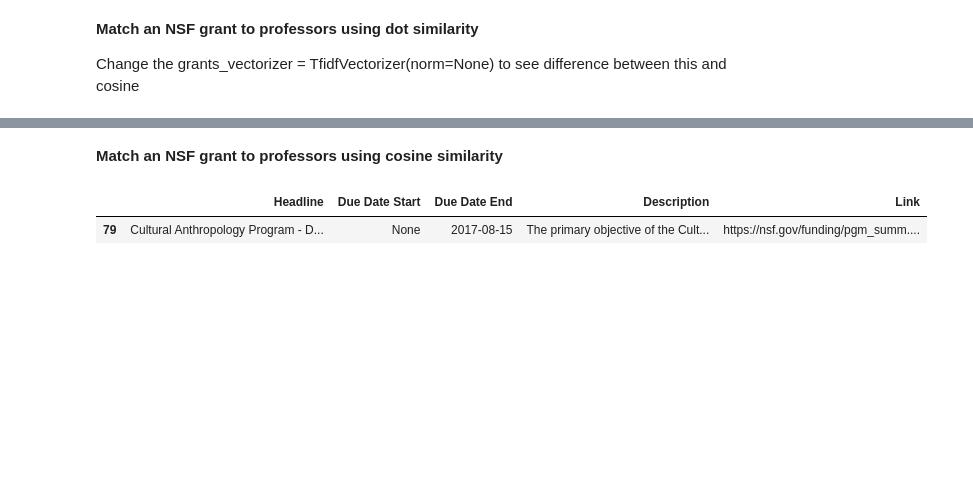
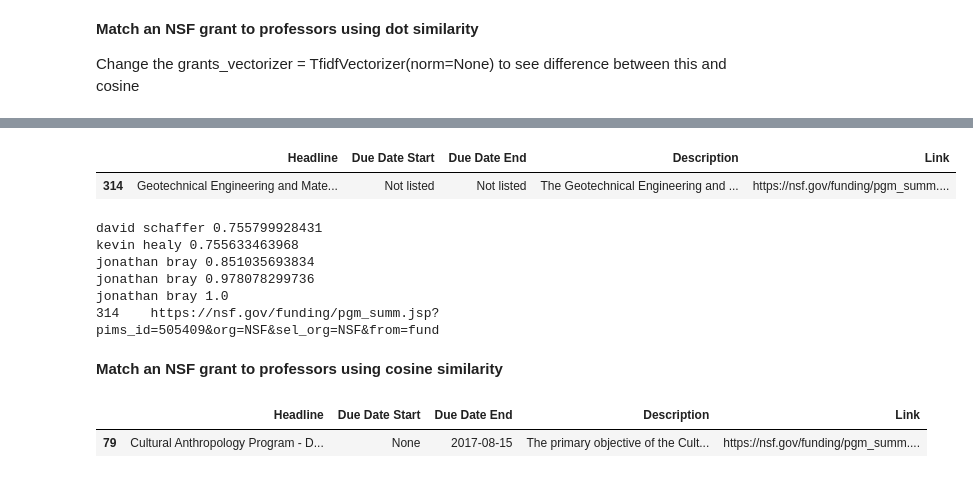
Before and after one commit to jsonchin/BIDS, a Jupyter notebook: modeling/clustering_recommender.ipynb, the cells around one changed output, grey strips where cells are left out. Saved outputs shown, nothing was run; the diff lists cells and outputs as text; code cells hidden in the pictures; blank space fills up the shorter version.

```diff
--- a/modeling/clustering_recommender.ipynb
+++ b/modeling/clustering_recommender.ipynb
@@ -152,6 +158,13 @@ grants_matrix = grants_vectorizer.fit_transform(grants_corpus)
 faculty_grants_matrix = grants_vectorizer.transform(faculty_grants_corpus)
 new_grants_matrix = grants_vectorizer.transform(new_grants_corpus)
 nsf_matrix = grants_vectorizer.transform(nsf_corpus)
+# %%
+grants_corpus2 = grants_corpus + new_grants_corpus + faculty_grants_corpus
+grants_vectorizer2 = TfidfVectorizer()
+grants_matrix2 = grants_vectorizer2.fit_transform(grants_corpus2)
+faculty_grants_matrix2 = grants_vectorizer2.transform(faculty_grants_corpus)
+new_grants_matrix2 = grants_vectorizer2.transform(new_grants_corpus)
+nsf_matrix2 = grants_vectorizer2.transform(nsf_corpus)
 # %% [markdown]
 <b>Only run if want to try using SVD on matrices</b>
 # %%
@@ -291,3 +312,45 @@ oka mitsuo 0.923391117862
+# %%
+# Take a random NSF grant and match with professors
+test_grant = nsf_matrix2[random_index]
+closest_grants = []
+for index in range(all_faculty_grants_matrix2.shape[0]):
+    if index in indices_to_skip:
+        continue
+    training_grant = all_faculty_grants_matrix2[index]
+    # Uses dot similarity
+    closest_grants.append((np.dot(training_grant, test_grant.T).toarray()[0][0], index))
+    # closest_grants.append((np.dot(training_grant, test_grant.T), index)) <--- For SVD
+
+# Finds the 10 grants that are closest to the test grant
+max_product = max(closest_grants, key=lambda x: x[0])[0]
+sorted_grants = sorted(closest_grants)[-5:]
+closest_grants = [(x[0] / max_product, x[1]) for x in sorted_grants]
+
+clustering_matches = []
+for faculty in faculty_to_grants:
+    faculty_grants = faculty_to_grants[faculty]
+    for value, closest_grant in closest_grants:
+        if closest_grant in faculty_grants:
+            clustering_matches.append((faculty, value))
+
+# Print out test grant, link to grant, and matched faculty
+test_grant_full = nsf_grants_df[random_index:random_index+1]
+display(test_grant_full)
+for faculty, value in clustering_matches:
+    print(faculty, value)
+
+pd.options.display.max_colwidth = 1000
+print(test_grant_full['Link'].to_string())
+pd.options.display.max_colwidth = 50
+# %% [output]
+|  | Headline | Due Date Start | Due Date End | Description | Link |
+| 314 | Geotechnical Engineering and Mate... | Not listed | Not listed | The Geotechnical Engineering and ... | https://nsf.gov/funding/pgm_summ.... |
+david schaffer 0.755799928431
+kevin healy 0.755633463968
+jonathan bray 0.851035693834
+jonathan bray 0.978078299736
+jonathan bray 1.0
+314    https://nsf.gov/funding/pgm_summ.jsp?pims_id=505409&org=NSF&sel_org=NSF&from=fund
 # %% [markdown]
 <b>Match an NSF grant to professors using cosine similarity</b>
 # %%
```
Also changed, not shown: parts of 9 cells of this notebook, 4 other files.
